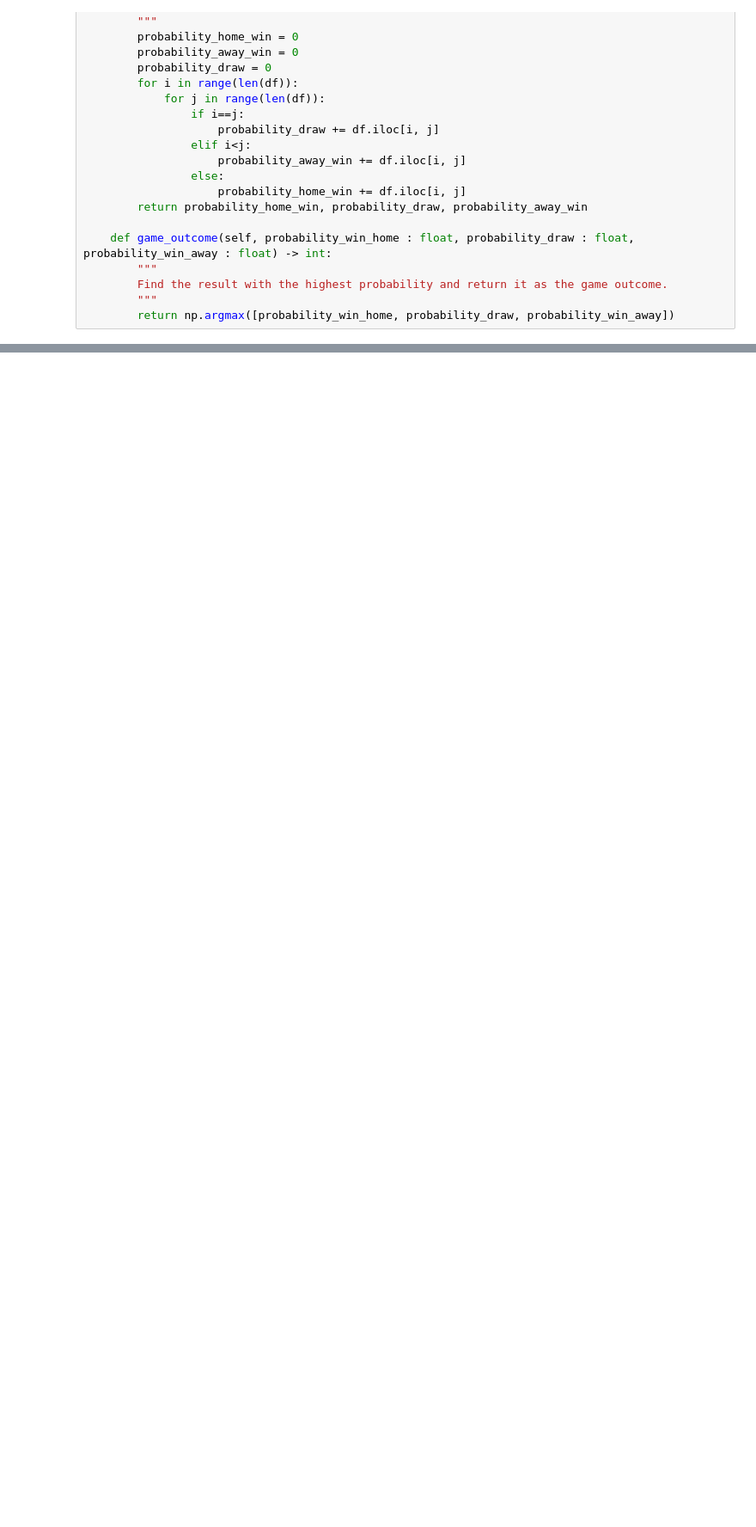
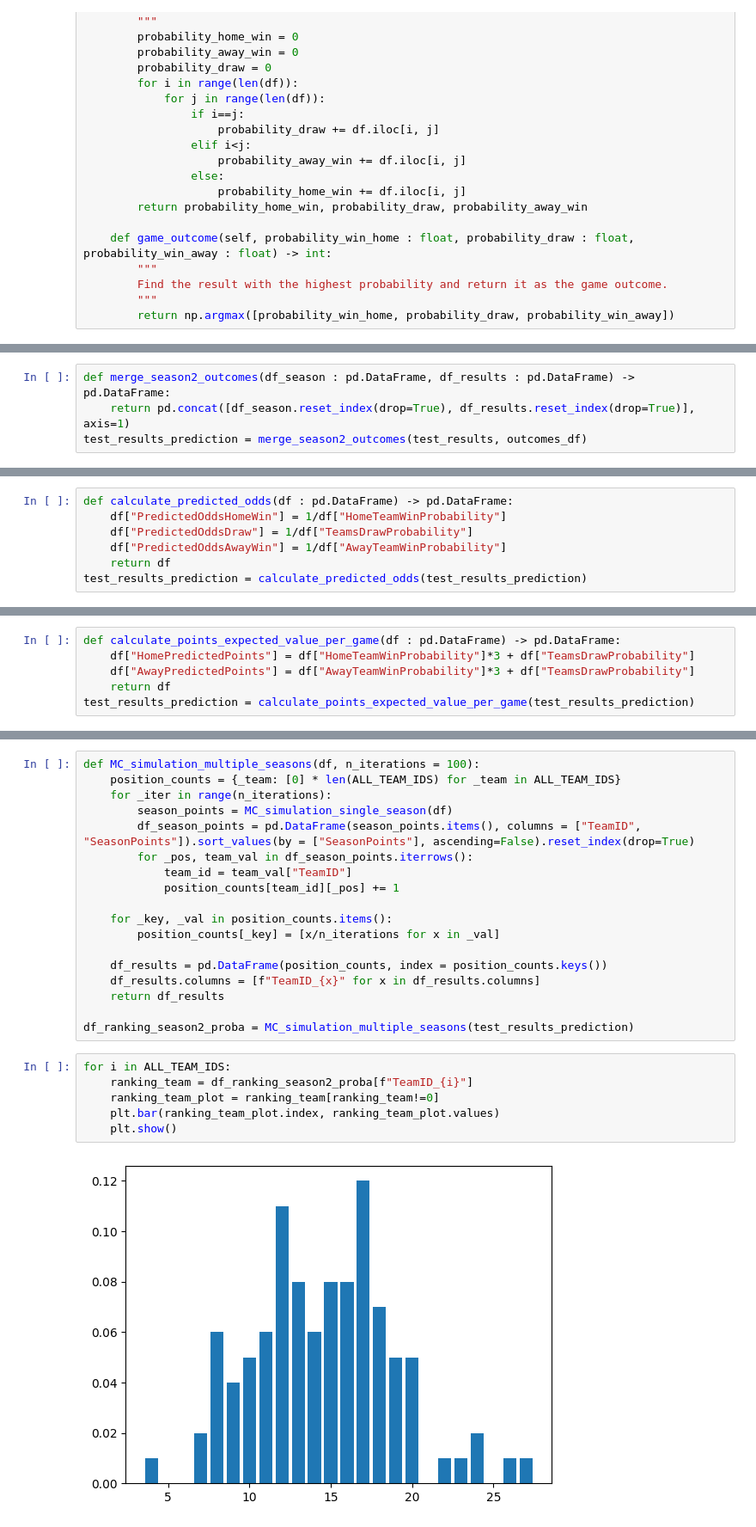
Before and after one commit to GuillaumeMendle/football_prediction, a Jupyter notebook: code/model.ipynb, the cells around one changed output, grey strips where cells are left out. Shown at 86% size. Saved outputs shown, nothing was run; the diff lists cells and outputs as text; blank space fills up the shorter version.

```diff
--- a/code/model.ipynb
+++ b/code/model.ipynb
@@ -322,0 +347,4 @@ df["GameOutcomePredicted"] = outcomes_df["GameOutcome"].values
+# %%
+def merge_season2_outcomes(df_season : pd.DataFrame, df_results : pd.DataFrame) -> pd.DataFrame:
+    return pd.concat([df_season.reset_index(drop=True), df_results.reset_index(drop=True)], axis=1)
+test_results_prediction = merge_season2_outcomes(test_results, outcomes_df)
@@ -322,0 +353,7 @@ df["GameOutcomePredicted"] = outcomes_df["GameOutcome"].values
+# %%
+def calculate_predicted_odds(df : pd.DataFrame) -> pd.DataFrame:
+    df["PredictedOddsHomeWin"] = 1/df["HomeTeamWinProbability"]
+    df["PredictedOddsDraw"] = 1/df["TeamsDrawProbability"]
+    df["PredictedOddsAwayWin"] = 1/df["AwayTeamWinProbability"]
+    return df
+test_results_prediction = calculate_predicted_odds(test_results_prediction)
@@ -322,0 +365,6 @@ df["GameOutcomePredicted"] = outcomes_df["GameOutcome"].values
+# %%
+def calculate_points_expected_value_per_game(df : pd.DataFrame) -> pd.DataFrame:
+    df["HomePredictedPoints"] = df["HomeTeamWinProbability"]*3 + df["TeamsDrawProbability"]
+    df["AwayPredictedPoints"] = df["AwayTeamWinProbability"]*3 + df["TeamsDrawProbability"]
+    return df
+test_results_prediction = calculate_points_expected_value_per_game(test_results_prediction)
@@ -322,0 +425,26 @@ df["GameOutcomePredicted"] = outcomes_df["GameOutcome"].values
+# %%
+def MC_simulation_multiple_seasons(df, n_iterations = 100):
+    position_counts = {_team: [0] * len(ALL_TEAM_IDS) for _team in ALL_TEAM_IDS}
+    for _iter in range(n_iterations):
+        season_points = MC_simulation_single_season(df)
+        df_season_points = pd.DataFrame(season_points.items(), columns = ["TeamID", "SeasonPoints"]).sort_values(by = ["SeasonPoints"], ascending=False).reset_index(drop=True)
+        for _pos, team_val in df_season_points.iterrows():
+            team_id = team_val["TeamID"]
+            position_counts[team_id][_pos] += 1
+
+    for _key, _val in position_counts.items():
+        position_counts[_key] = [x/n_iterations for x in _val]
+
+    df_results = pd.DataFrame(position_counts, index = position_counts.keys())
+    df_results.columns = [f"TeamID_{x}" for x in df_results.columns]
+    return df_results
+
+df_ranking_season2_proba = MC_simulation_multiple_seasons(test_results_prediction)
+# %%
+for i in ALL_TEAM_IDS:
+    ranking_team = df_ranking_season2_proba[f"TeamID_{i}"]
+    ranking_team_plot = ranking_team[ranking_team!=0]
+    plt.bar(ranking_team_plot.index, ranking_team_plot.values)
+    plt.show()
+# %% [output]
+[figure, added]
```
Also changed, not shown: parts of 40 cells of this notebook, 1 other file.
